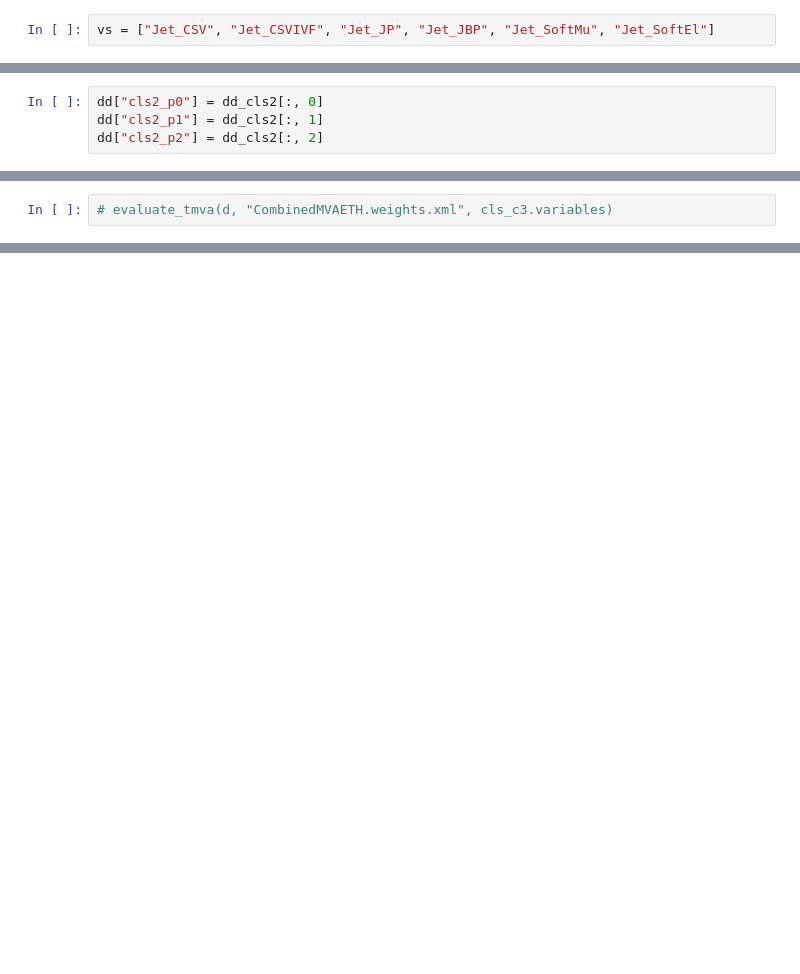
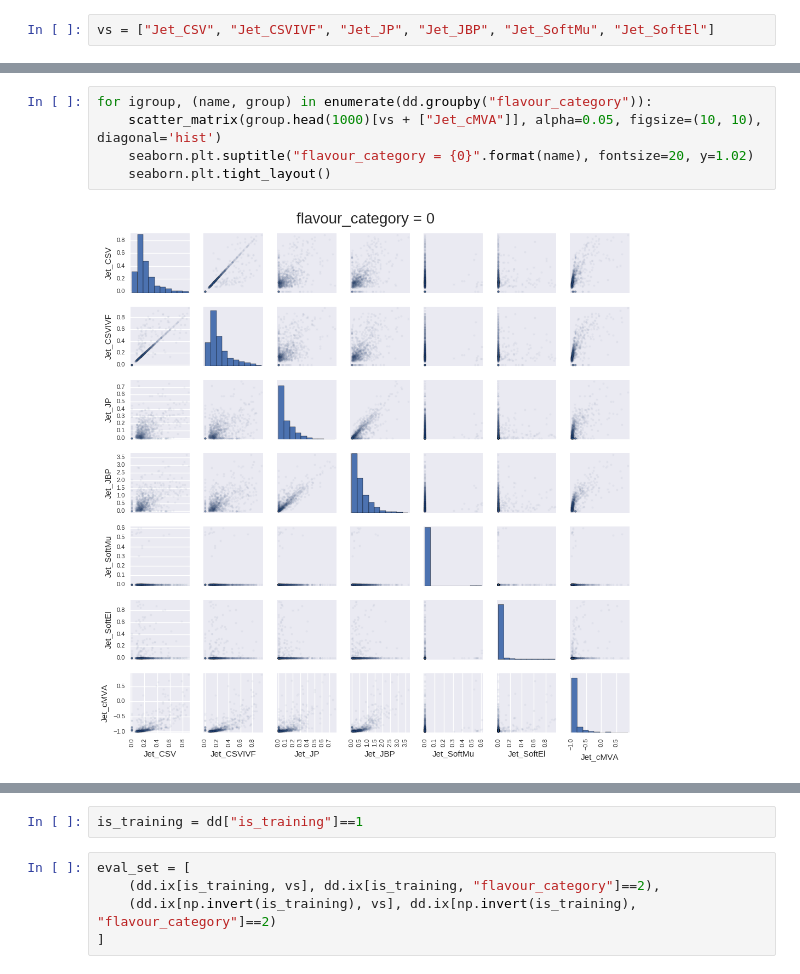
Before and after one commit to jpata/CMSCSTagger, a Jupyter notebook: python/notebooks/learning.ipynb, the cells around one changed output, grey strips where cells are left out. Drawn from its saved outputs; the diff is of its cells as text; blank space fills up the shorter version.

```diff
--- a/python/notebooks/learning.ipynb
+++ b/python/notebooks/learning.ipynb
@@ -406,4 +207,0 @@ dd_cls2 = cls2.predict_proba(dd[vs])
-# %%
-dd["cls2_p0"] = dd_cls2[:, 0]
-dd["cls2_p1"] = dd_cls2[:, 1]
-dd["cls2_p2"] = dd_cls2[:, 2]
@@ -1119,2 +208,7 @@ plt.ylabel("CSV IVF", fontsize=16)
-# %%
-# evaluate_tmva(d, "CombinedMVAETH.weights.xml", cls_c3.variables)
+# %%
+for igroup, (name, group) in enumerate(dd.groupby("flavour_category")):
+    scatter_matrix(group.head(1000)[vs + ["Jet_cMVA"]], alpha=0.05, figsize=(10, 10), diagonal='hist')
+    seaborn.plt.suptitle("flavour_category = {0}".format(name), fontsize=20, y=1.02)
+    seaborn.plt.tight_layout()
+# %% [output]
+[figure, added]
@@ -1120,0 +217,7 @@ plt.ylabel("CSV IVF", fontsize=16)
+# %%
+is_training = dd["is_training"]==1
+# %%
+eval_set = [
+    (dd.ix[is_training, vs], dd.ix[is_training, "flavour_category"]==2),
+    (dd.ix[np.invert(is_training), vs], dd.ix[np.invert(is_training), "flavour_category"]==2)
+]
```
Also changed, not shown: parts of 124 cells of this notebook, 9 other files.
